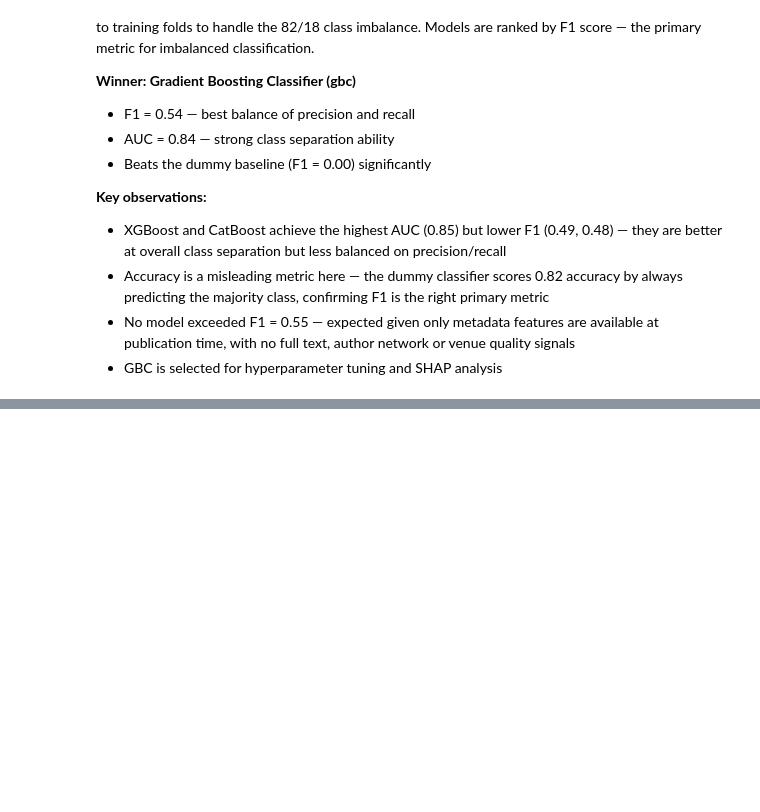
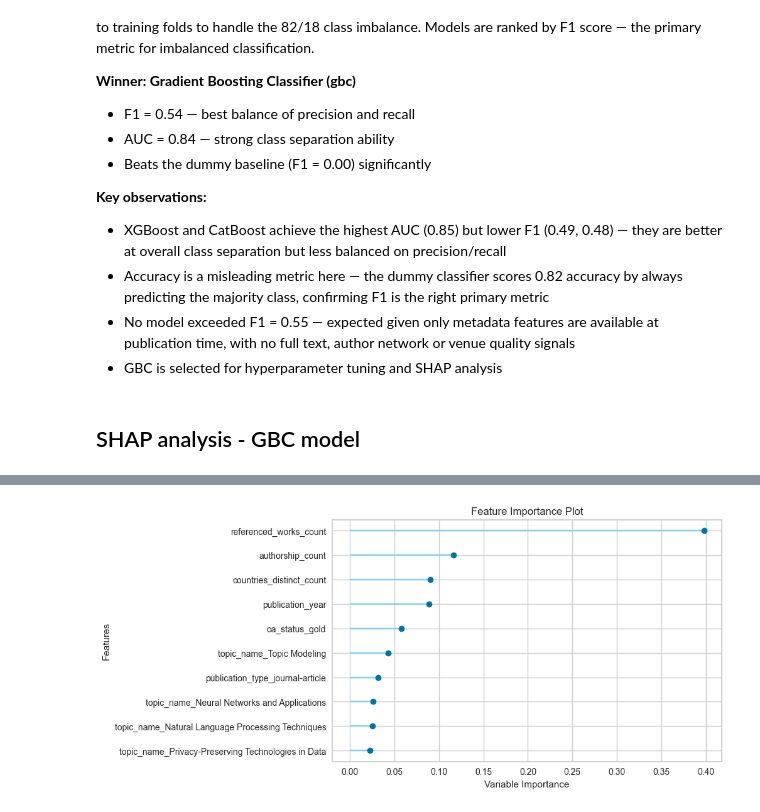
Before and after one commit to AnnaIgumnova/ai-paper-impact-predictor, a Jupyter notebook: notebooks/04_AI_Papers_modelling.ipynb, the cells around one changed output, grey strips where cells are left out. Cells and saved outputs as stored; diff of their text form; code cells hidden in the pictures; blank space fills up the shorter version.

```diff
--- a/notebooks/04_AI_Papers_modelling.ipynb
+++ b/notebooks/04_AI_Papers_modelling.ipynb
@@ -138,3 +138,9 @@ Models are ranked by F1 score — the primary metric for imbalanced classificati
 - No model exceeded F1 = 0.55 — expected given only metadata features are available
   at publication time, with no full text, author network or venue quality signals
 - GBC is selected for hyperparameter tuning and SHAP analysis
+# %% [markdown]
+## SHAP analysis - GBC model
+# %%
+# Plot feature importance for the best model
+plot_model(best_models[0], plot='feature')
+# %% [output]
@@ -140,0 +148 @@ Models are ranked by F1 score — the primary metric for imbalanced classificati
+[figure, added]
```
Also changed, not shown: parts of 9 cells of this notebook, 6 other files.
